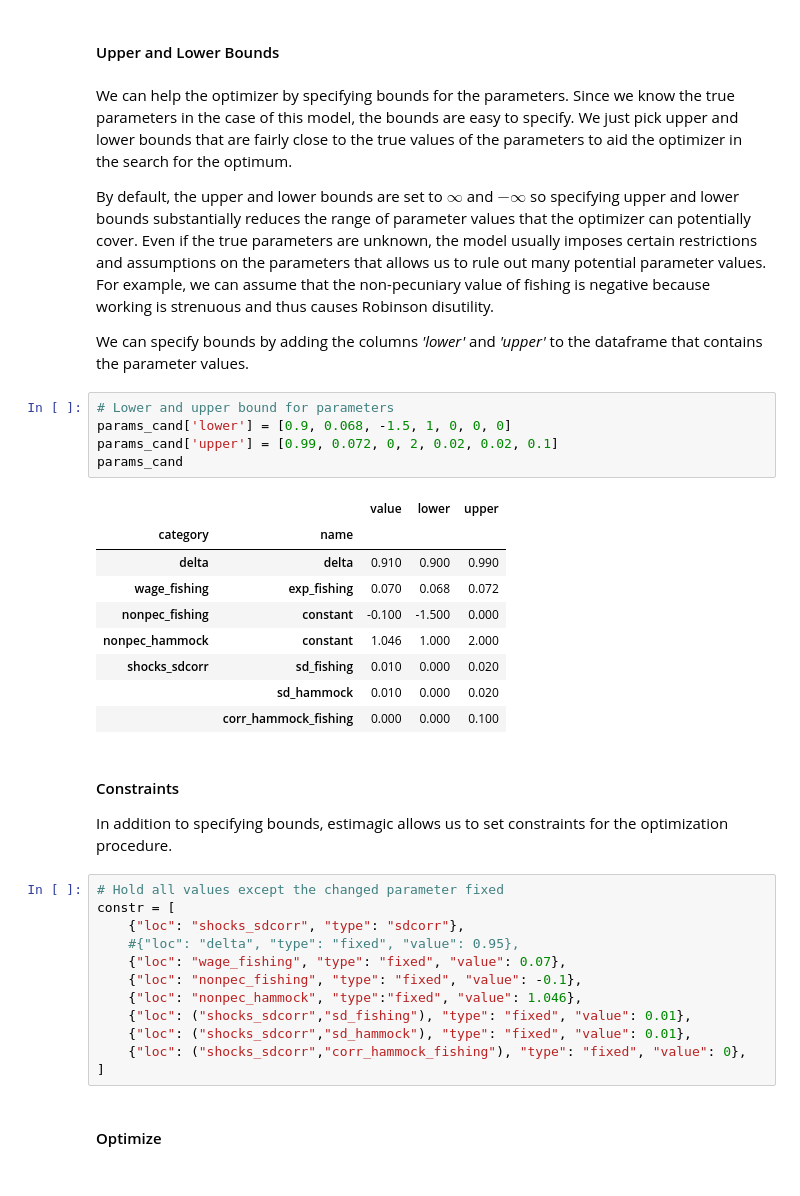
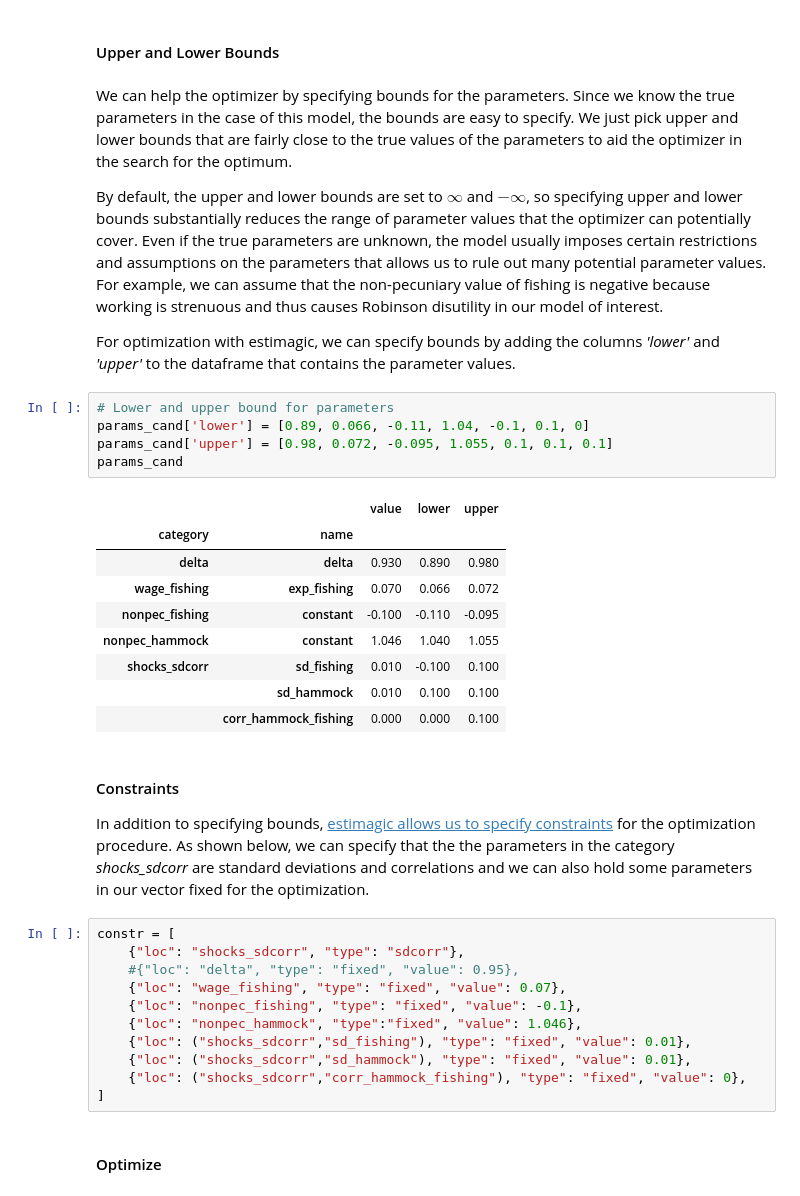
Before and after one commit to OpenSourceEconomics/ekw-lectures, a Jupyter notebook: lectures/99_simulated_method_of_moments/notebook.ipynb, the cells around one changed output. Cells and saved outputs as stored; diff of their text form.

```diff
--- a/lectures/99_simulated_method_of_moments/notebook.ipynb
+++ b/lectures/99_simulated_method_of_moments/notebook.ipynb
@@ -202,29 +205,28 @@ rslt[0]
 # %% [markdown]
 We can help the optimizer by specifying bounds for the parameters. Since we know the true parameters in the case of this model, the bounds are easy to specify. We just pick upper and lower bounds that are fairly close to the true values of the parameters to aid the optimizer in the search for the optimum.
 
-By default, the upper and lower bounds are set to $\infty$ and $-\infty$ so specifying upper and lower bounds substantially reduces the range of parameter values that the optimizer can potentially cover. Even if the true parameters are unknown, the model usually imposes certain restrictions and assumptions on the parameters that allows us to rule out many potential parameter values. For example, we can assume that the non-pecuniary value of fishing is negative because working is strenuous and thus causes Robinson disutility.
+By default, the upper and lower bounds are set to $\infty$ and $-\infty$, so specifying upper and lower bounds substantially reduces the range of parameter values that the optimizer can potentially cover. Even if the true parameters are unknown, the model usually imposes certain restrictions and assumptions on the parameters that allows us to rule out many potential parameter values. For example, we can assume that the non-pecuniary value of fishing is negative because working is strenuous and thus causes Robinson disutility in our model of interest.
 
-We can specify bounds by adding the columns *'lower'* and *'upper'* to the dataframe that contains the parameter values.
+For optimization with estimagic, we can specify bounds by adding the columns *'lower'* and *'upper'* to the dataframe that contains the parameter values.
 # %%
 # Lower and upper bound for parameters
-params_cand['lower'] = [0.9, 0.068, -1.5, 1, 0, 0, 0]
-params_cand['upper'] = [0.99, 0.072, 0, 2, 0.02, 0.02, 0.1]
+params_cand['lower'] = [0.89, 0.066, -0.11, 1.04, -0.1, 0.1, 0]
+params_cand['upper'] = [0.98, 0.072, -0.095, 1.055, 0.1, 0.1, 0.1]
 params_cand
 # %% [output]
 |  |  | value | lower | upper |
 | category | name |  |  |  |
-| delta | delta | 0.910 | 0.900 | 0.990 |
-| wage_fishing | exp_fishing | 0.070 | 0.068 | 0.072 |
-| nonpec_fishing | constant | -0.100 | -1.500 | 0.000 |
-| nonpec_hammock | constant | 1.046 | 1.000 | 2.000 |
-| shocks_sdcorr | sd_fishing | 0.010 | 0.000 | 0.020 |
-|  | sd_hammock | 0.010 | 0.000 | 0.020 |
+| delta | delta | 0.930 | 0.890 | 0.980 |
+| wage_fishing | exp_fishing | 0.070 | 0.066 | 0.072 |
+| nonpec_fishing | constant | -0.100 | -0.110 | -0.095 |
+| nonpec_hammock | constant | 1.046 | 1.040 | 1.055 |
+| shocks_sdcorr | sd_fishing | 0.010 | -0.100 | 0.100 |
+|  | sd_hammock | 0.010 | 0.100 | 0.100 |
 |  | corr_hammock_fishing | 0.000 | 0.000 | 0.100 |
-# %% [markdown]
-#### Constraints
-In addition to specifying bounds, estimagic allows us to set constraints for the optimization procedure.
+# %% [markdown]
+#### Constraints
+In addition to specifying bounds, [estimagic allows us to specify constraints](https://estimagic.readthedocs.io/en/latest/optimization/constraints/index.html) for the optimization procedure. As shown below, we can specify that the the parameters in the category *shocks_sdcorr* are standard deviations and correlations and we can also hold some parameters in our vector fixed for the optimization.
 # %%
-# Hold all values except the changed parameter fixed
 constr = [
     {"loc": "shocks_sdcorr", "type": "sdcorr"},
     #{"loc": "delta", "type": "fixed", "value": 0.95},
```
Also changed, not shown: parts of 56 cells of this notebook.
